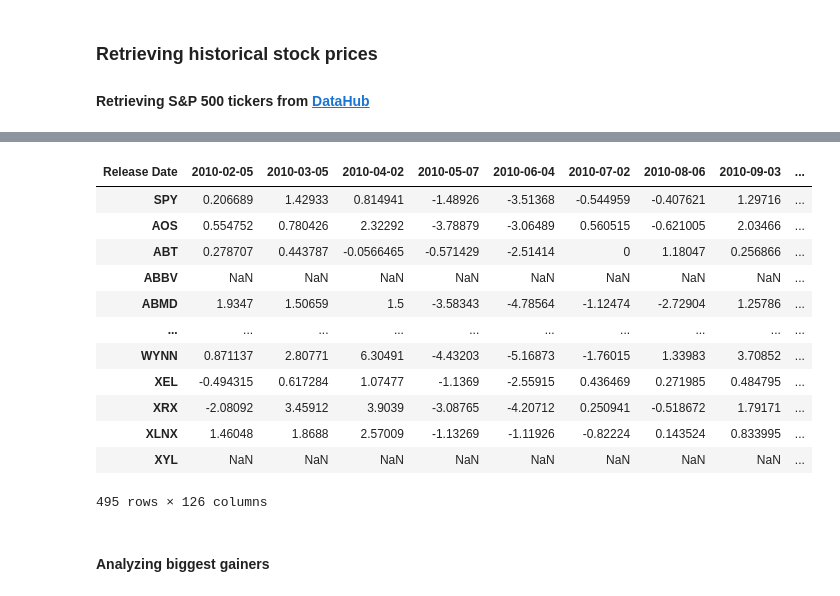
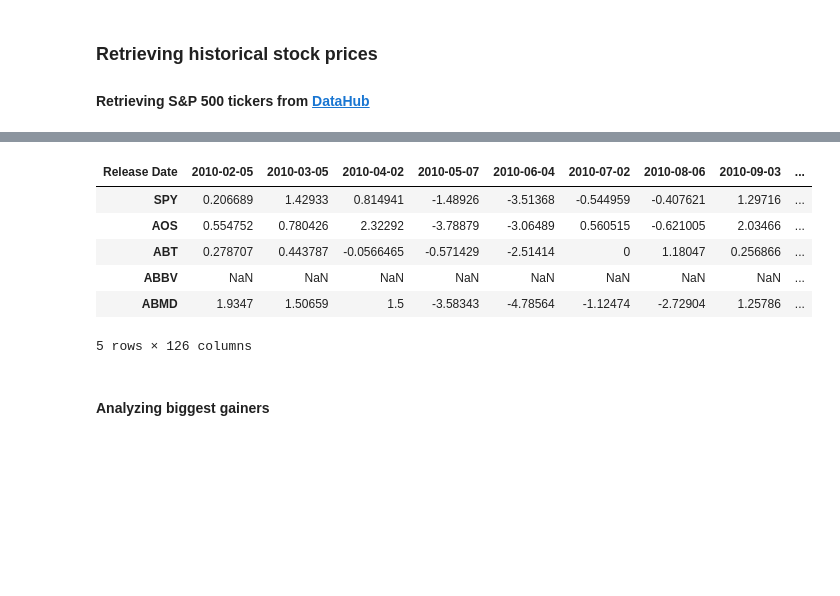
Before and after one commit to flbyrne/EISentiMent-DataSourceExploration, a Jupyter notebook: EISentiMent.ipynb, the cells around one changed output, grey strips where cells are left out. Drawn from its saved outputs; the diff is of its cells as text; code cells hidden in the pictures; blank space fills up the shorter version.

```diff
--- a/EISentiMent.ipynb
+++ b/EISentiMent.ipynb
@@ -97,0 +149,21 @@ Name: Announcement, dtype: object
+# %%
+def release_tone(txt):
+    positive=['edged up','rose']
+    negative=['declined','decreased','edged down','fell']
+    for word in positive:
+        if word in txt:
+            return 1
+    for word in negative:
+        if word in txt:
+            return -1
+    return 0
+df_UR_Releases['Tone']=0
+for index in df_UR_Releases.index:
+    df_UR_Releases['Tone'][index]=release_tone(df_UR_Releases['Announcement'][index])
+df_UR_Releases['Announced Value']=df_UR_Releases['Announcement'].str.extract(r'(\d+\.\d)( percent$)').loc[:,0].apply(float)
+df_UR_Releases['Announced Percent Change']=-3
+for index in df_UR_Releases.index[1:]:
+    df_UR_Releases['Announced Percent Change'][index]=(df_UR_Releases[
+        'Announced Value'][index]-df_UR_Releases['Announced Value'][index-1])/(df_UR_Releases['Announced Value'][index-1])*100
+df_UR_Releases['Discrepancy']=df_UR_Releases['Announced Value']-df_UR_Releases['Revised Value']
+df_UR_Releases['Tone']
@@ -178,11 +272,13 @@ def get_EOD_data(symbol,sdate,edate):
     response = requests.get(base_url, params=parameters)
     return response
 d_all_EOD={}
-
+errors=[]
 for n,ticker in enumerate(tickers):
     try:
         df_EOD=pd.DataFrame(get_EOD_data(ticker,'2010-1-1','2020-7-20').json())
+        if len(df_EOD)<360:
+            raise
         df_EOD['date']=df_EOD['date'].apply(lambda x:x[:10]).apply(lambda x:datetime.strptime(x,'%Y-%m-%d'))
         d_all_EOD[ticker]=df_EOD
     except Exception as err:
-        print('{} Error retrieving data for {}.'.format(err,ticker))
+        errors.append((ticker,err))
@@ -236,9 +311,10 @@ for ticker in d_all_EOD.keys():
                 row=d_all_EOD[ticker][d_all_EOD[ticker]['date']==date+timedelta(days=3)]
                 index=int(row.index[0])
             except Exception as err:
-                print('Error {} date not found for {} on date {}'.format(err,ticker,date))
+                errors.append((ticker,err,date))
                 continue
-        close=row.iloc[0]['close']
-        prev_close=d_all_EOD[ticker].iloc[index-1]['close']
-        change=((close-prev_close)/prev_close)*100
-        df_changes.loc[ticker,date]=change
+        close=row.iloc[0]['adjClose']
+        if index>0:
+            prev_close=d_all_EOD[ticker].iloc[index-1]['adjClose']
+            change=((close-prev_close)/prev_close)*100
+            df_changes.loc[ticker,date]=change
@@ -247,19 +321,13 @@ Error index 0 is out of bounds for axis 0 with size 0 date not found for LIN on
 # %%
-df_changes
+df_changes.head()
 # %% [output]
 | Release Date | 2010-02-05 | 2010-03-05 | 2010-04-02 | 2010-05-07 | 2010-06-04 | 2010-07-02 | 2010-08-06 | 2010-09-03 | ... |
 | SPY | 0.206689 | 1.42933 | 0.814941 | -1.48926 | -3.51368 | -0.544959 | -0.407621 | 1.29716 | ... |
 | AOS | 0.554752 | 0.780426 | 2.32292 | -3.78879 | -3.06489 | 0.560515 | -0.621005 | 2.03466 | ... |
 | ABT | 0.278707 | 0.443787 | -0.0566465 | -0.571429 | -2.51414 | 0 | 1.18047 | 0.256866 | ... |
 | ABBV | NaN | NaN | NaN | NaN | NaN | NaN | NaN | NaN | ... |
 | ABMD | 1.9347 | 1.50659 | 1.5 | -3.58343 | -4.78564 | -1.12474 | -2.72904 | 1.25786 | ... |
-| ... | ... | ... | ... | ... | ... | ... | ... | ... | ... |
-| WYNN | 0.871137 | 2.80771 | 6.30491 | -4.43203 | -5.16873 | -1.76015 | 1.33983 | 3.70852 | ... |
-| XEL | -0.494315 | 0.617284 | 1.07477 | -1.1369 | -2.55915 | 0.436469 | 0.271985 | 0.484795 | ... |
-| XRX | -2.08092 | 3.45912 | 3.9039 | -3.08765 | -4.20712 | 0.250941 | -0.518672 | 1.79171 | ... |
-| XLNX | 1.46048 | 1.8688 | 2.57009 | -1.13269 | -1.11926 | -0.82224 | 0.143524 | 0.833995 | ... |
-| XYL | NaN | NaN | NaN | NaN | NaN | NaN | NaN | NaN | ... |
-495 rows × 126 columns
+5 rows × 126 columns
 # %% [markdown]
 #### Analyzing biggest gainers
 # %%
```
Also changed, not shown: parts of 45 cells of this notebook.
